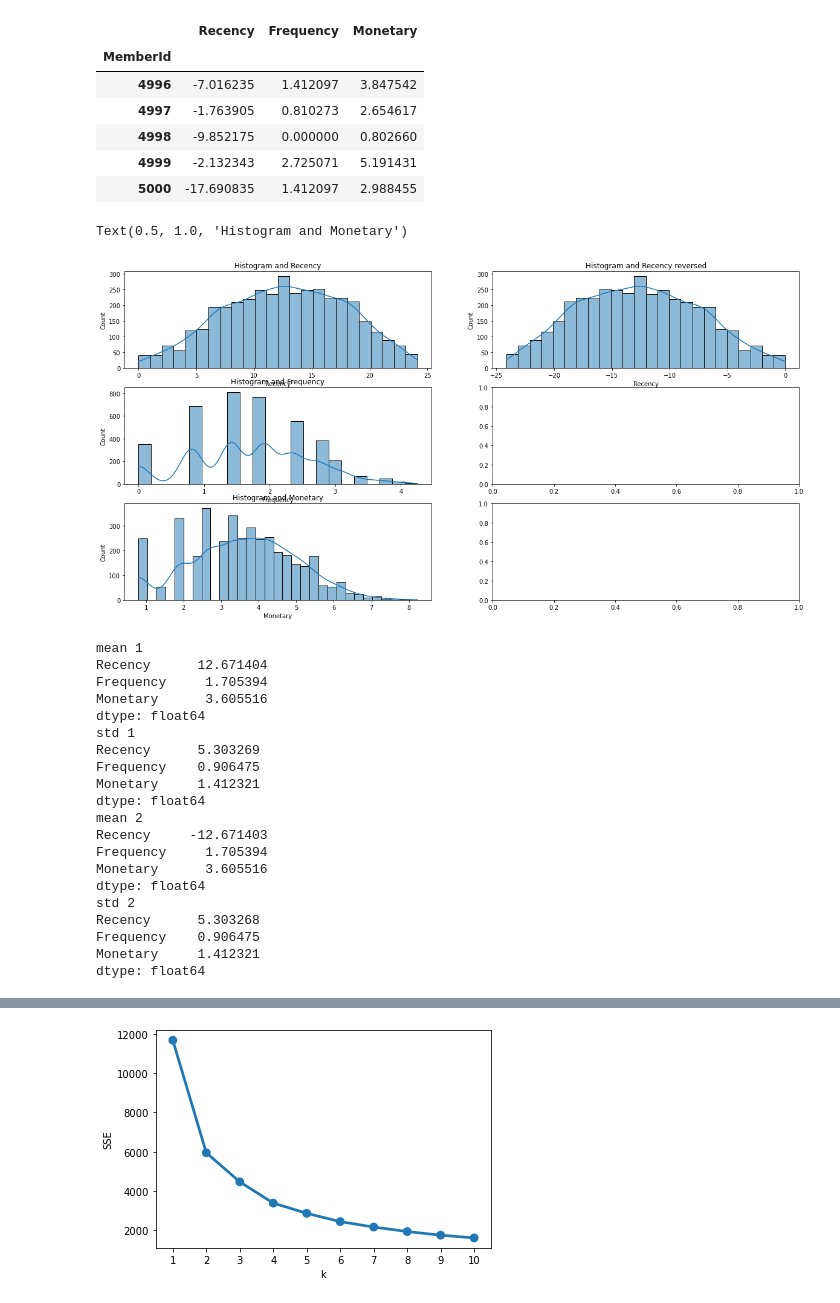
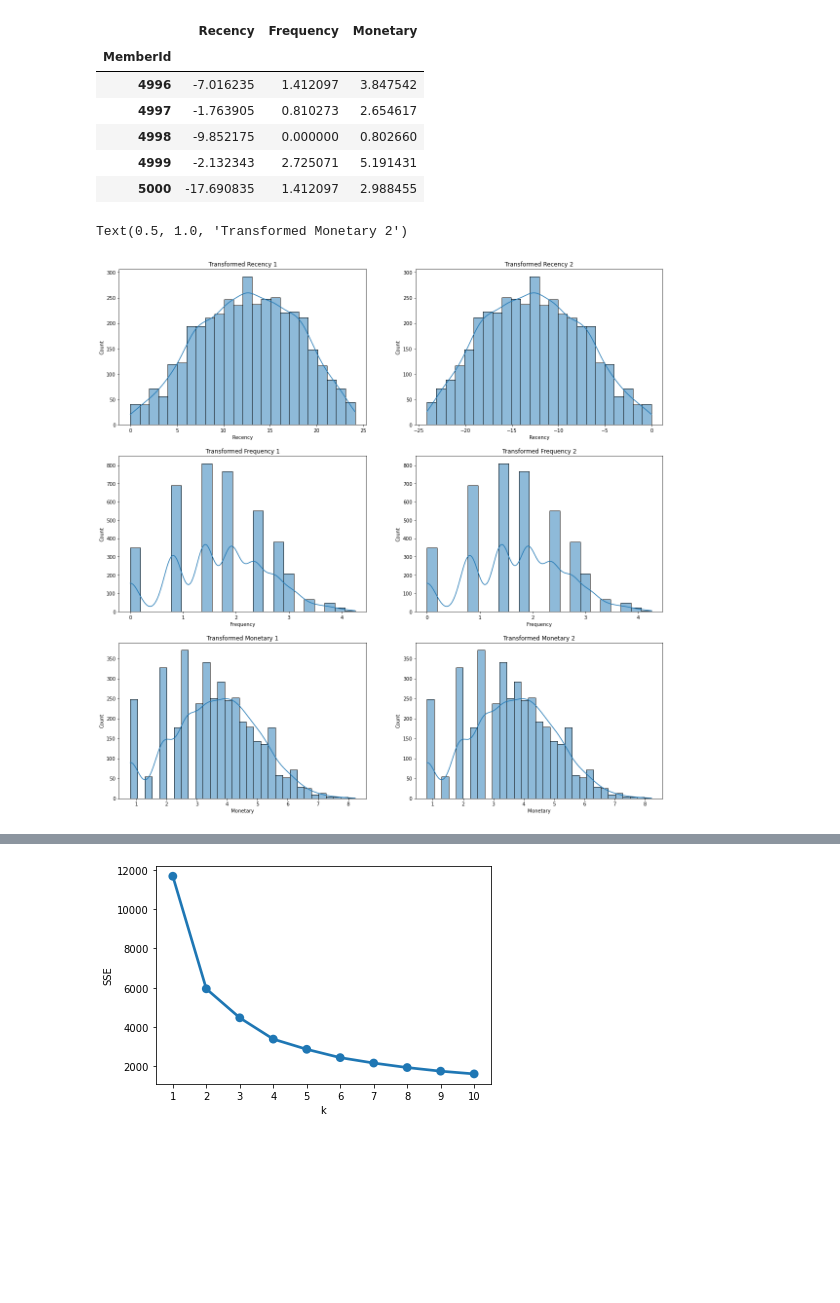
Before and after one commit to khalilvandian/Grocery_Store, a Jupyter notebook: GroceryStore_Analysis.ipynb, the cells around one changed output, grey strips where cells are left out. Drawn from its saved outputs; the diff is of its cells as text; code cells hidden in the pictures; blank space fills up the shorter version.

```diff
--- a/GroceryStore_Analysis.ipynb
+++ b/GroceryStore_Analysis.ipynb
@@ -145,9 +127,9 @@ Text(0.5, 1.0, 'Histogram and Monetary')
 # %%
-customers_RFM_Transformed = pd.DataFrame(index= customers_RFM.index)
-customers_RFM_Transformed["Recency"] = stats.boxcox(customers_RFM['Recency'])[0]
-customers_RFM_Transformed["Frequency"] = stats.boxcox(customers_RFM['Frequency'])[0]
-customers_RFM_Transformed["Monetary"] = stats.boxcox(customers_RFM['Monetary'])[0]
-customers_RFM_Transformed.tail()
+customers_RFM_Transformed_1 = pd.DataFrame(index= Customers_RFM_1.index)
+customers_RFM_Transformed_1["Recency"] = stats.boxcox(Customers_RFM_1['Recency'])[0]
+customers_RFM_Transformed_1["Frequency"] = stats.boxcox(Customers_RFM_1['Frequency'])[0]
+customers_RFM_Transformed_1["Monetary"] = stats.boxcox(Customers_RFM_1['Monetary'])[0]
+customers_RFM_Transformed_1.tail()
 # %% [output]
 |  | Recency | Frequency | Monetary |
 | MemberId |  |  |  |
@@ -157,11 +139,11 @@ customers_RFM_Transformed.tail()
 | 4999 | 2.132343 | 2.725071 | 5.191431 |
 | 5000 | 17.690836 | 1.412097 | 2.988455 |
 # %%
-test_RFM_Transformed = pd.DataFrame(index= test_RFM.index)
-test_RFM_Transformed["Recency"] = stats.boxcox(test_RFM['Recency'])[0]
-test_RFM_Transformed["Frequency"] = stats.boxcox(test_RFM['Frequency'])[0]
-test_RFM_Transformed["Monetary"] = stats.boxcox(test_RFM['Monetary'])[0]
-test_RFM_Transformed.tail()
+customers_RFM_Transformed_2 = pd.DataFrame(index= Customers_RFM_2.index)
+customers_RFM_Transformed_2["Recency"] = stats.boxcox(Customers_RFM_2['Recency'])[0]
+customers_RFM_Transformed_2["Frequency"] = stats.boxcox(Customers_RFM_2['Frequency'])[0]
+customers_RFM_Transformed_2["Monetary"] = stats.boxcox(Customers_RFM_2['Monetary'])[0]
+customers_RFM_Transformed_2.tail()
 # %% [output]
 |  | Recency | Frequency | Monetary |
 | MemberId |  |  |  |
@@ -171,49 +153,25 @@ test_RFM_Transformed.tail()
 | 4999 | -2.132343 | 2.725071 | 5.191431 |
 | 5000 | -17.690835 | 1.412097 | 2.988455 |
 # %%
-fig, ax = plt.subplots(3, 2, figsize=(20,10))
+fig, ax = plt.subplots(3, 2, figsize=(20,20))
 
-sns.histplot(ax=ax[0,0], data=customers_RFM_Transformed, x='Recency', kde=True)
-ax[0,0].set_title('Histogram and Recency')
+sns.histplot(ax=ax[0,0], data=customers_RFM_Transformed_1, x='Recency', kde=True)
+ax[0,0].set_title('Transformed Recency 1')
 
-sns.histplot(ax=ax[0,1], data=test_RFM_Transformed, x='Recency', kde=True)
-ax[0,1].set_title('Histogram and Recency reversed')
+sns.histplot(ax=ax[0,1], data=customers_RFM_Transformed_2, x='Recency', kde=True)
+ax[0,1].set_title('Transformed Recency 2')
 
-sns.histplot(ax=ax[1,0], data=customers_RFM_Transformed, x='Frequency', kde=True)
-ax[1,0].set_title('Histogram and Frequency')
+sns.histplot(ax=ax[1,0], data=customers_RFM_Transformed_1, x='Frequency', kde=True)
+ax[1,0].set_title('Transformed Frequency 1')
 
-sns.histplot(ax=ax[2,0], data=customers_RFM_Transformed, x='Monetary', kde=True)
-ax[2,0].set_title('Histogram and Monetary')
+sns.histplot(ax=ax[1,1], data=customers_RFM_Transformed_2, x='Frequency', kde=True)
+ax[1,1].set_title('Transformed Frequency 2')
+
+sns.histplot(ax=ax[2,0], data=customers_RFM_Transformed_1, x='Monetary', kde=True)
+ax[2,0].set_title('Transformed Monetary 1')
+
+sns.histplot(ax=ax[2,1], data=customers_RFM_Transformed_2, x='Monetary', kde=True)
+ax[2,1].set_title('Transformed Monetary 2')
 # %% [output]
-Text(0.5, 1.0, 'Histogram and Monetary')
+Text(0.5, 1.0, 'Transformed Monetary 2')
-[figure, old version]
+[figure, new version]
-# %%
-print('mean 1')
-print(customers_RFM_Transformed.mean(axis = 0))
-print('std 1')
-print(customers_RFM_Transformed.std(axis = 0))
-print('mean 2')
-print(test_RFM_Transformed.mean(axis = 0))
-print('std 2')
-print(test_RFM_Transformed.std(axis = 0))
-# %% [output]
-mean 1
-Recency      12.671404
-Frequency     1.705394
-Monetary      3.605516
-dtype: float64
-std 1
-Recency      5.303269
-Frequency    0.906475
-Monetary     1.412321
-dtype: float64
-mean 2
-Recency     -12.671403
-Frequency     1.705394
-Monetary      3.605516
-dtype: float64
-std 2
-Recency      5.303268
-Frequency    0.906475
-Monetary     1.412321
-dtype: float64
```
Also changed, not shown: parts of 26 cells of this notebook.
